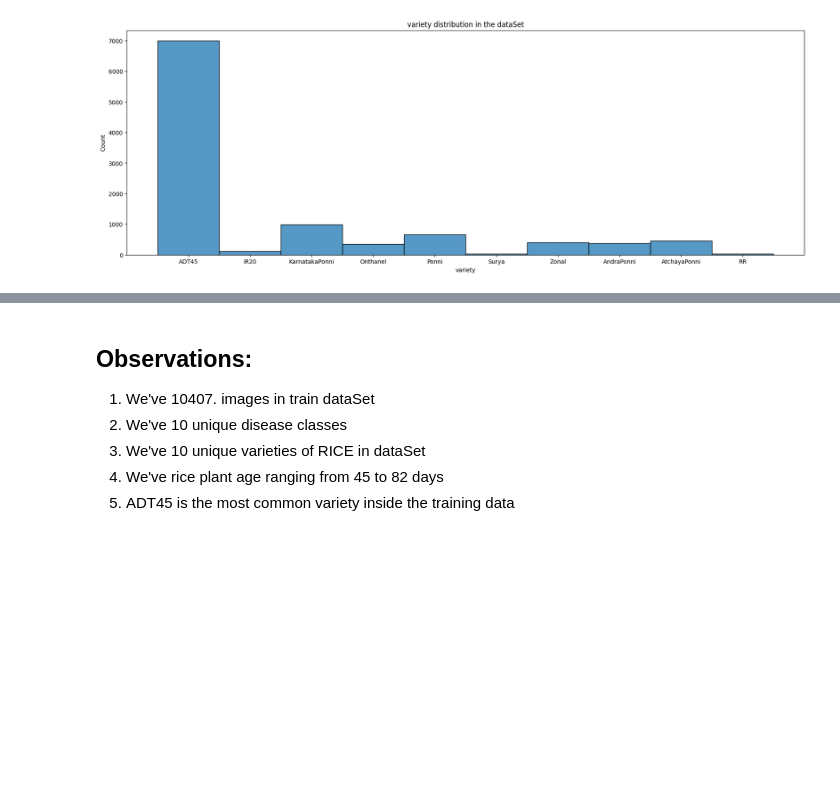
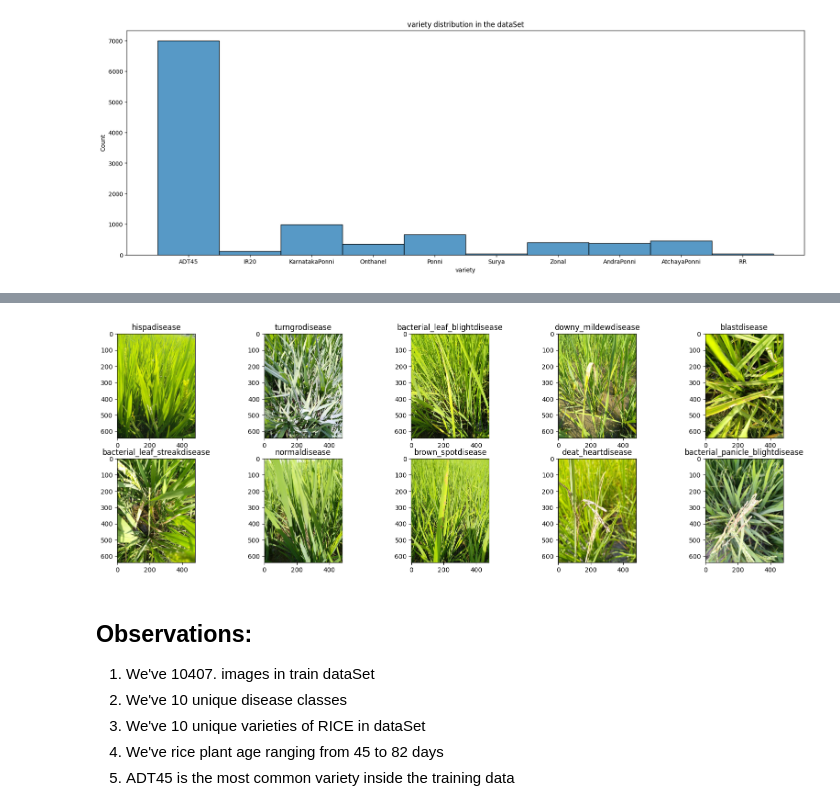
Before and after one commit to Jtithy/Rice_Disease_Classification-Peddy_Disease, a Jupyter notebook: 02_rice_disease_classification.ipynb, the cells around one changed output, grey strips where cells are left out. Drawn from its saved outputs; the diff is of its cells as text; code cells hidden in the pictures; blank space fills up the shorter version.

```diff
--- a/02_rice_disease_classification.ipynb
+++ b/02_rice_disease_classification.ipynb
@@ -72,3 +112,29 @@ plt.show()
+# %%
+images = ['./dataSet/train_images/hispa/106590.jpg',\
+          './dataSet/train_images/tungro/109629.jpg',\
+          './dataSet/train_images/bacterial_leaf_blight/109372.jpg',\
+          './dataSet/train_images/downy_mildew/102350.jpg',\
+          './dataSet/train_images/blast/110243.jpg',\
+          './dataSet/train_images/bacterial_leaf_streak/101104.jpg',\
+          './dataSet/train_images/normal/109760.jpg',\
+          './dataSet/train_images/brown_spot/104675.jpg',\
+          './dataSet/train_images/dead_heart/105159.jpg',\
+          './dataSet/train_images/bacterial_panicle_blight/101351.jpg']
+
+diseases = ['hispa', 'turngro', 'bacterial_leaf_blight', 'downy_mildew', 'blast',
+            'bacterial_leaf_streak', 'normal', 'brown_spot', 'deat_heart', 'bacterial_panicle_blight']
+
+diseases = [disease + 'disease' for disease in diseases]
+
+plt.figure(figsize=(20,10))
+columns = 5
+for i, image_loc in enumerate(images):
+    plt.subplot(len(images)//columns + 1, columns, i+1)
+    image=plt.imread(image_loc)
+    plt.title(diseases[i])
+    plt.imshow(image)
+# %% [output]
+[figure, added]
 # %% [markdown]
 ## Observations:
 1. We've 10407. images in train dataSet
```
Also changed, not shown: parts of 4 cells of this notebook.
